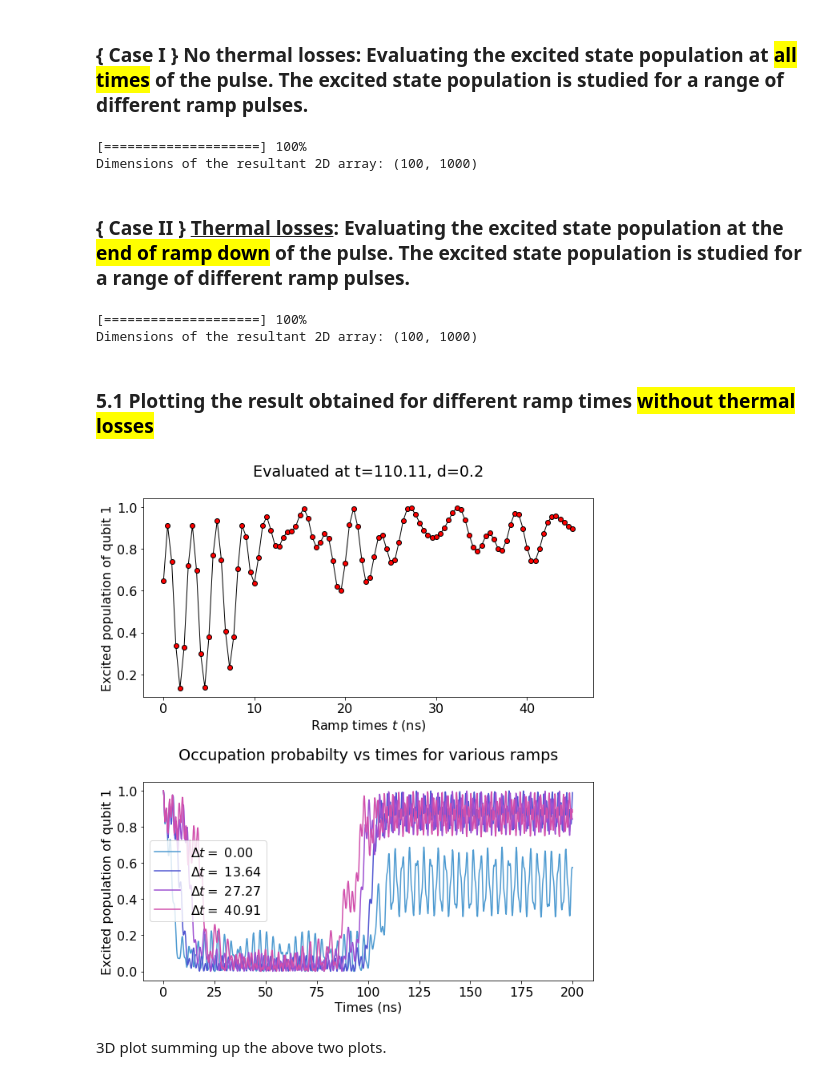
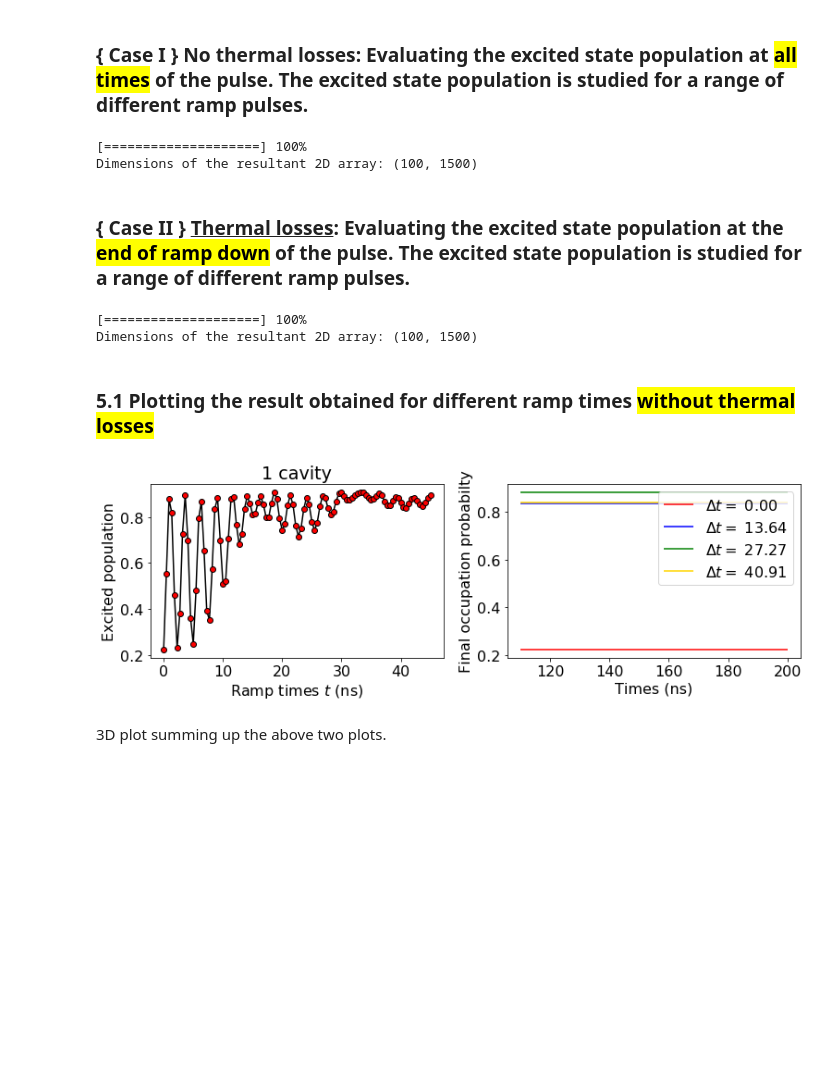
Before and after one commit to SoumyaShreeram/Qubit, a Jupyter notebook: Noteboooks/09. Studying avoided crossing for 2-qubit and 1-cavity system.ipynb, the cells around one changed output. Cells and saved outputs as stored; diff of their text form; code cells hidden in the pictures; blank space fills up the shorter version.

```diff
--- a/Noteboooks/09. Studying avoided crossing for 2-qubit and 1-cavity system.ipynb
+++ b/Noteboooks/09. Studying avoided crossing for 2-qubit and 1-cavity system.ipynb
@@ -77,7 +77,7 @@ g_q2f = 2*pi*0.415   # qubit 2-fitler coupling
 
 numF = 1             # number of filters
 N = 2                # number of fock states
-times = np.linspace(0,200,1000)
+times = np.linspace(0,200,1500)
 
 """------------- DISSIPATION PARAMETERS -----"""
 kappa = 0.05         # cavity dissipation rate
@@ -91,7 +91,7 @@ th = 90              # hold time
 t_pulse = generateTimePulse(tr, th)
 
 # amplitude to raise pulse above cavity frequency (optional)
-d = 0.2
+d = 0.25
 w_top = w_f + 2*pi*d
 no_ramps = 100        # number of ramps pulses sent into the Hamiltonian
 # %% [output]
@@ -354,13 +354,13 @@ fig.tight_layout()
 # %% [markdown]
 ### 4.2 Solving the Master equation and plotting the results (without thermal losses)
 # %%
-opts = Odeoptions(max_step=0.0005, nsteps=50000)
+opts = Options(nsteps = 50000, atol = 1e-30)
 
 # time dependent Hamiltonian
 H_t = [H0, [Hq1, wq1_t]]
 
 # Evolving the system
-res1 = mesolve(H_t, psi0, times, [], [])
+res1 = mesolve(H_t, psi0, times, [], [], options=opts)
 # %%
 fig, axes = plt.subplots(2, 1, sharex=True, figsize=(12,7))
 
@@ -439,6 +439,7 @@ ramp_vals = genTimePulses(rampList)
 #ramp_dt_array2D = evaluateHam2D(ramp_vals, True, no_ramps, H0, Hq1, wq1_t)
 no_loss = True
 exp_vals = []
+ramp_exp_arr = []
 ramp_dt_array2D = np.empty((0, len(times)))
 for i in range(no_ramps):
     t_pulse = ramp_vals[i][:]
@@ -453,14 +454,16 @@ for i in range(no_ramps):
         output = mesolve(H_t, psi0, times, c_ops, [])
 
     exp_vals = np.real(expect(n1, output.states))
+    exp_val = np.mean(exp_vals[t_idx:-1])
     ramp_dt_array2D = np.append(ramp_dt_array2D, [exp_vals], axis=0)
+    ramp_exp_arr.append(exp_val)
 
     # progress bar
     showProgress(i, no_ramps)
 printShape(ramp_dt_array2D)
 # %% [output]
 [====================] 100%
-Dimensions of the resultant 2D array: (100, 1000)
+Dimensions of the resultant 2D array: (100, 1500)
 # %% [markdown]
 ### { Case II } <u>Thermal losses</u>: Evaluating the excited state population at the <mark>end of ramp down</mark> of the pulse. The excited state population is studied for a range of different ramp pulses.
 # %%
@@ -487,26 +490,26 @@ for i in range(no_ramps):
 printShape(ramp_dt_array2Di)
 # %% [output]
 [====================] 100%
-Dimensions of the resultant 2D array: (100, 1000)
+Dimensions of the resultant 2D array: (100, 1500)
 # %% [markdown]
 ### 5.1 Plotting the result obtained for different ramp times <mark>without thermal losses</mark>
 # %%
-def plotForVariousRamps(rampList, times, ramp_dt_array2D):
+def plotForVariousRamps(rampList, times, ramp_exp_arr, t_eval):
     """
     Plots the variation in the excitation probability as a function of times and ramp up/down times
     @param rampList :: array of times by which the ramp time is increased
     @param times :: array of times at which H is evaluated
     @praem ramp_dt_array2D :: 2D array of occupation probabilities resulting for evaluating at various ramp times
     """
-    fig, ax = plt.subplots(2, 1, figsize=(9,10))
-    ax[0].plot(rampList, ramp_dt_array2D[:, t_idx],  'k-', marker='o', markerfacecolor='r', linewidth=1)
-    setXYlabel(ax[0], r'Ramp times $t$ (ns)', 'Excited population of qubit 1', True, 'Evaluated at t=%.2f, d=%.1f\n'%(times[t_idx], d) )
+    fig, ax = plt.subplots(1, 2, figsize=(11,4))
+    ax[0].plot(rampList, ramp_exp_arr, 'ko-', markerfacecolor='r', markeredgecolor='k')
+    setXYlabel(ax[0], r'Ramp times $t$ (ns)', 'Excited population', True, '%d cavity'%(numF) )
 
-    Colors_ = ['#4f9bd1', '#4f55d1', '#9d4fd1', '#d14fac']
+    Colors_ = ['r', 'b', 'g', '#ffd500']
     for i,j in enumerate([0, 30, 60, 90]):
-        ax[1].plot(times, ramp_dt_array2D[j, :], Colors_[i], label=r'$\Delta t =$ %.2f'%rampList[j])
+        ax[1].hlines(ramp_exp_arr[j], times[t_eval], times[-1], color=Colors_[i], label=r'$\Delta t =$ %.2f'%rampList[j])
         ax[1].legend()
-    setXYlabel(ax[1], 'Times (ns)', 'Excited population of qubit 1', True, 'Occupation probabilty vs times for various ramps\n' )
+    setXYlabel(ax[1], 'Times (ns)', 'Final occupation probabilty', False, 'Occupation probabilty vs times for various ramps\n' )
 
     fig.tight_layout()
     return
@@ -518,7 +521,7 @@ def plot3Dramps(rampList, times, ramp_dt_array2D):
     @param times :: array of times at which H is evaluated
     @praem ramp_dt_array2D :: 2D array of occupation probabilities resulting for evaluating at various ramp times
     """
-    fig = plt.figure(figsize=(14,10))
+    fig = plt.figure(figsize=(12,7))
     ax = fig.gca(projection='3d')
 
     X, Y = np.meshgrid(rampList, times)
@@ -537,9 +540,9 @@ def plot3Dramps(rampList, times, ramp_dt_array2D):
     plt.show()
     return
 # %%
-plotForVariousRamps(rampList, times, ramp_dt_array2D)
+plotForVariousRamps(rampList, times, ramp_exp_arr, t_idx)
 # %% [output]
-[figure, old version]
+[figure, new version]
 # %% [markdown]
 3D plot summing up the above two plots.
 # %%
```
Also changed, not shown: parts of 8 cells of this notebook, 8 other files.
